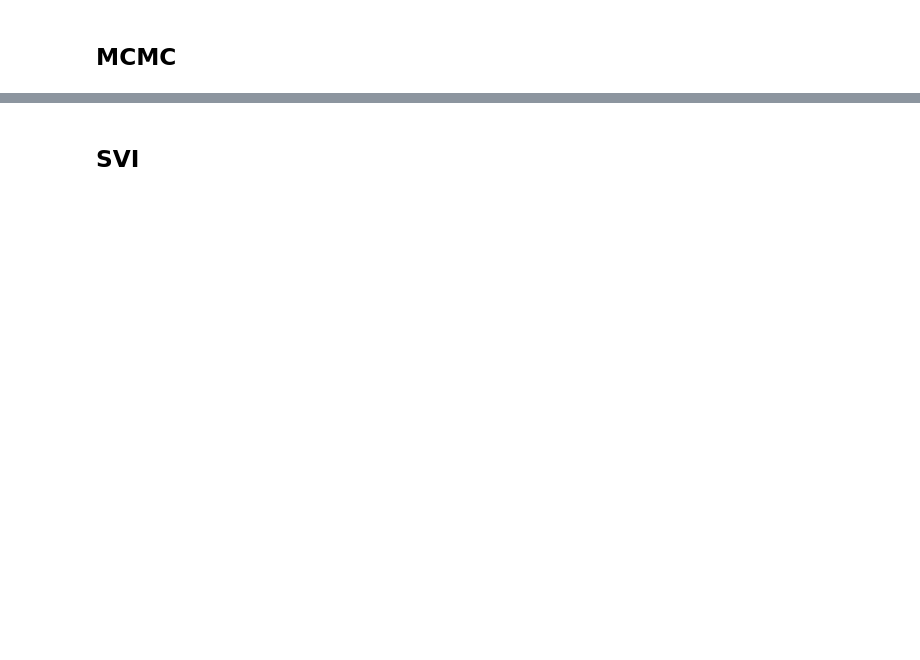
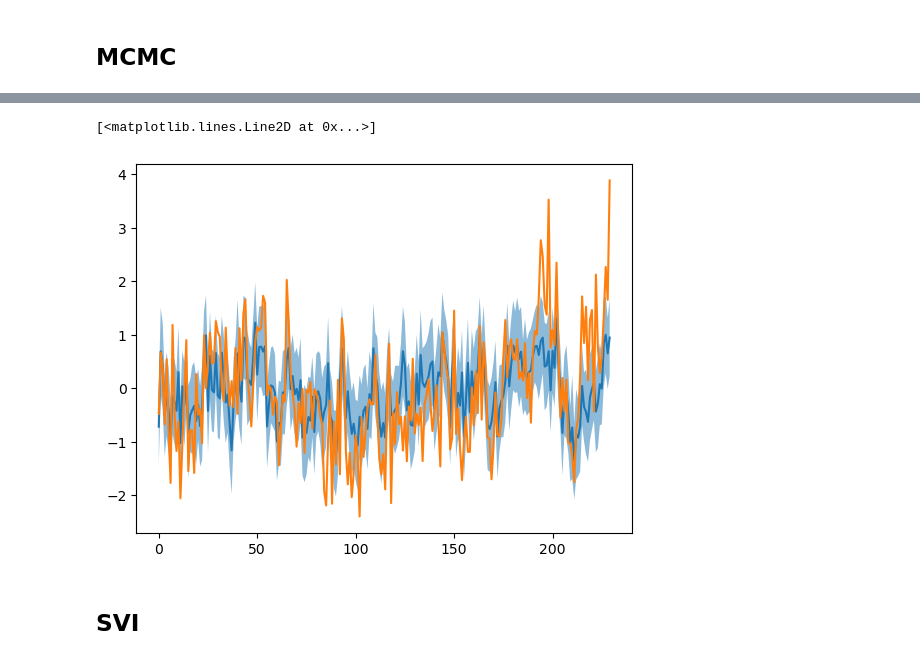
Before and after one commit to filippobezzi/Bayesian-Inference-in-High-Dimensional-Reservoir-Dynamics-for-Neural-Time-Series, a Jupyter notebook: final.ipynb, the cells around one changed output, grey strips where cells are left out. Drawn from its saved outputs; the diff is of its cells as text; code cells hidden in the pictures; blank space fills up the shorter version.

```diff
--- a/final.ipynb
+++ b/final.ipynb
@@ -97,2 +139,34 @@ y_pred = esn_mcmc.predict(test_set)
+# %%
+mcmc_pca_model_real = BayesianModel(
+    in_features=n_components, out_features=num_features_real
+).to(device)
+# %%
+esn_mcmc = ESNMCMC(mcmc_pca_model_real)
+# %%
+# mcmc hyperparameters
+warmup_steps = 150
+num_samples = 20
+num_chains = 5
+mp_context = "spawn"
+
+esn_mcmc.run(
+    train_pca_set,
+    warmup_steps=warmup_steps,
+    num_samples=num_samples,
+    num_chains=num_chains,
+    mp_context=mp_context,
+)
+# %%
+y_pred = esn_mcmc.predict(test_pca_set)
+y_pred = y_pred.cpu()
+# %%
+mean = torch.mean(y_pred[:, :, 0], dim=0)
+std = torch.std(y_pred[:, :, 0], dim=0)
+plt.plot(mean)
+plt.fill_between(torch.arange(mean.shape[0]), mean - std, mean + std, alpha=0.5)
+plt.plot(test_set.x.cpu()[:, 0])
+# %% [output]
+[<matplotlib.lines.Line2D at 0x...>]
+[figure, added]
 # %% [markdown]
 ## SVI
```
Also changed, not shown: parts of 27 cells of this notebook, 5 other files.
